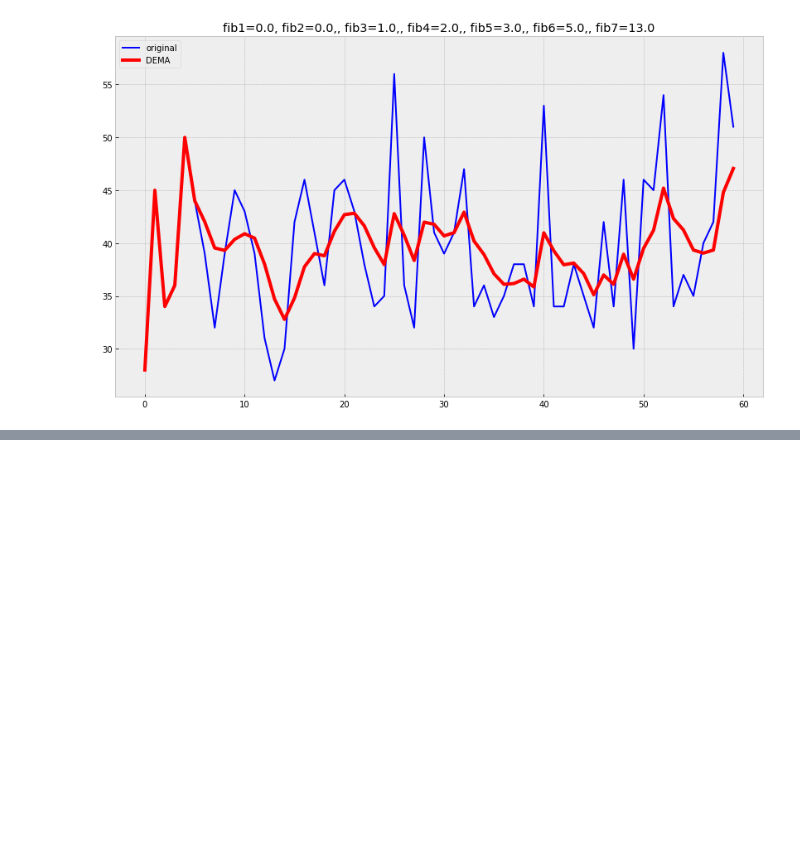
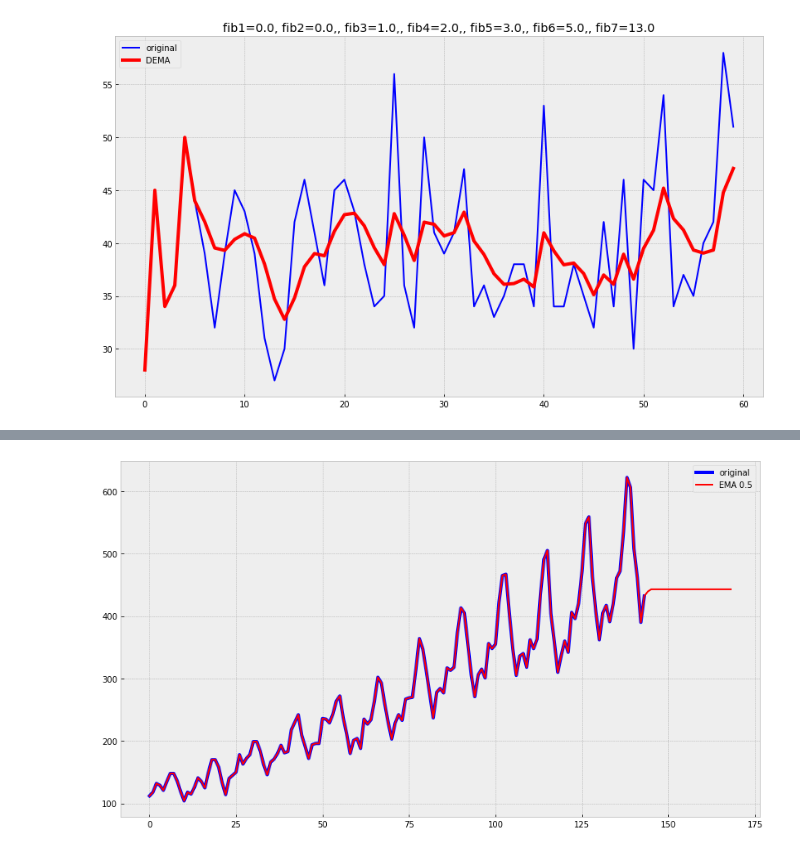
Before and after one commit to konlook/DZ_1_TS, a Jupyter notebook: dz_2_ts.ipynb, the cells around one changed output, grey strips where cells are left out. Saved outputs shown, nothing was run; the diff lists cells and outputs as text; code cells hidden in the pictures; blank space fills up the shorter version.

```diff
--- a/dz_2_ts.ipynb
+++ b/dz_2_ts.ipynb
@@ -479,8 +471 @@ train.size
-# %%
-'''def predict(series, N, n_pred):
-    new_series = series.copy()
-    for _ in range(n_pred):
-        new_series = new_series.append(pd.Series([new_series[-N:].mean()]), ignore_index=True)
-    return new_series
-series_pred = predict(series_airline, 7, 50)'''
 # %%
@@ -592,6 +519,20 @@ def exponential_moving_average(series, alpha, n_pred=None):
         predictions.append(res)
 
     return series.append(pd.Series(predictions), ignore_index=True), pd.Series(result)
+# %%
+#(alpha_opt, ser=train, ser_to_plot=series_airline, n_preds=len(val))
+def plot_single_ema(alpha, ser=series_airline, ser_to_plot=series_airline, n_preds=24):
+    with plt.style.context('bmh'):
+        plt.figure(figsize=(14, 8))
+        ser, _ = exponential_moving_average(ser, alpha, n_preds)
+        plt.plot(ser_to_plot, color='blue',linewidth='4',label='original')
+        plt.plot(ser, color='red', linewidth='2', label='EMA {}'.format(alpha))
+
+        plt.legend()
+# %%
+plot_single_ema(0.5)
+# %% [output]
+[figure, added]
 # %%
 def double_ema_with_preds(series, alpha, beta, n_preds):
     result = [series[0]]
```
Also changed, not shown: parts of 25 cells of this notebook, 1 other file.
